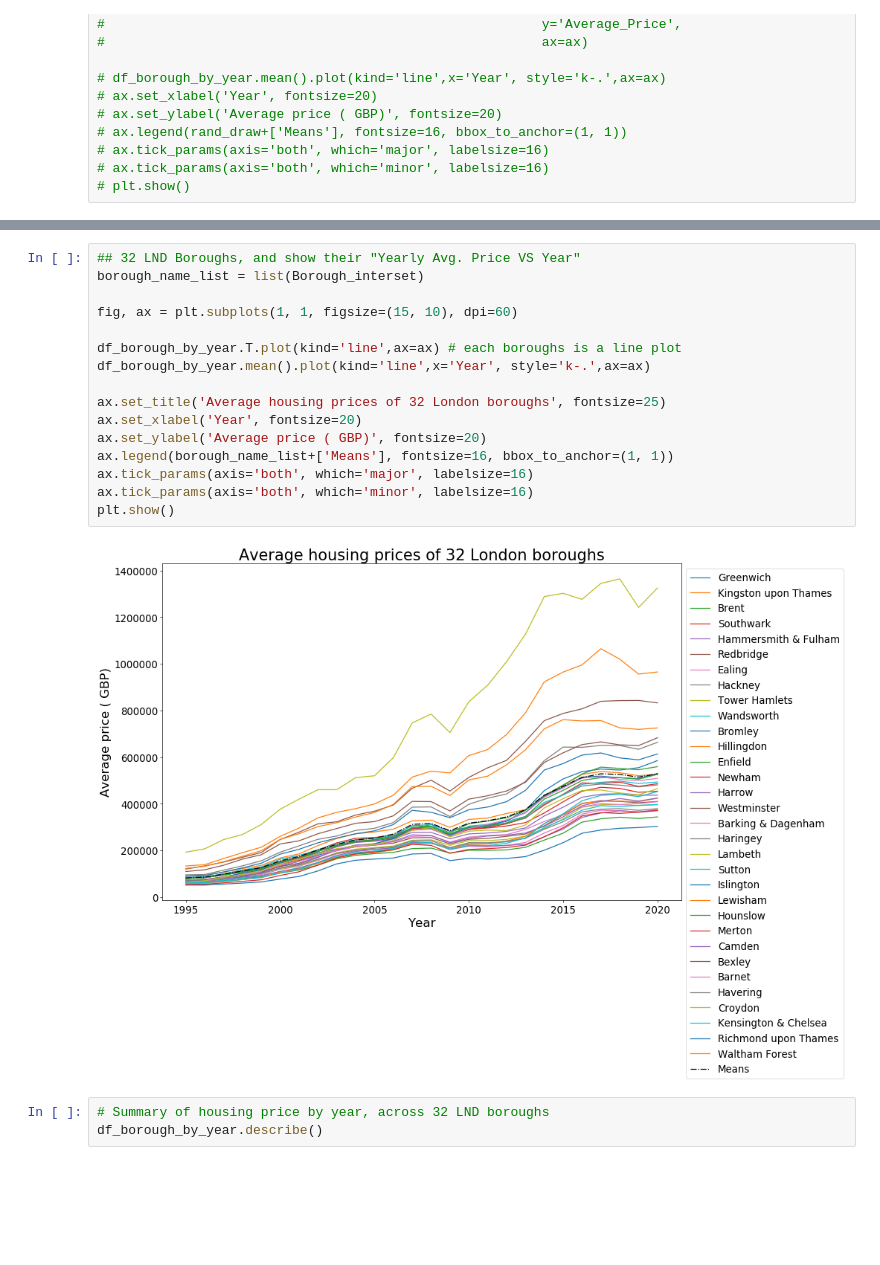
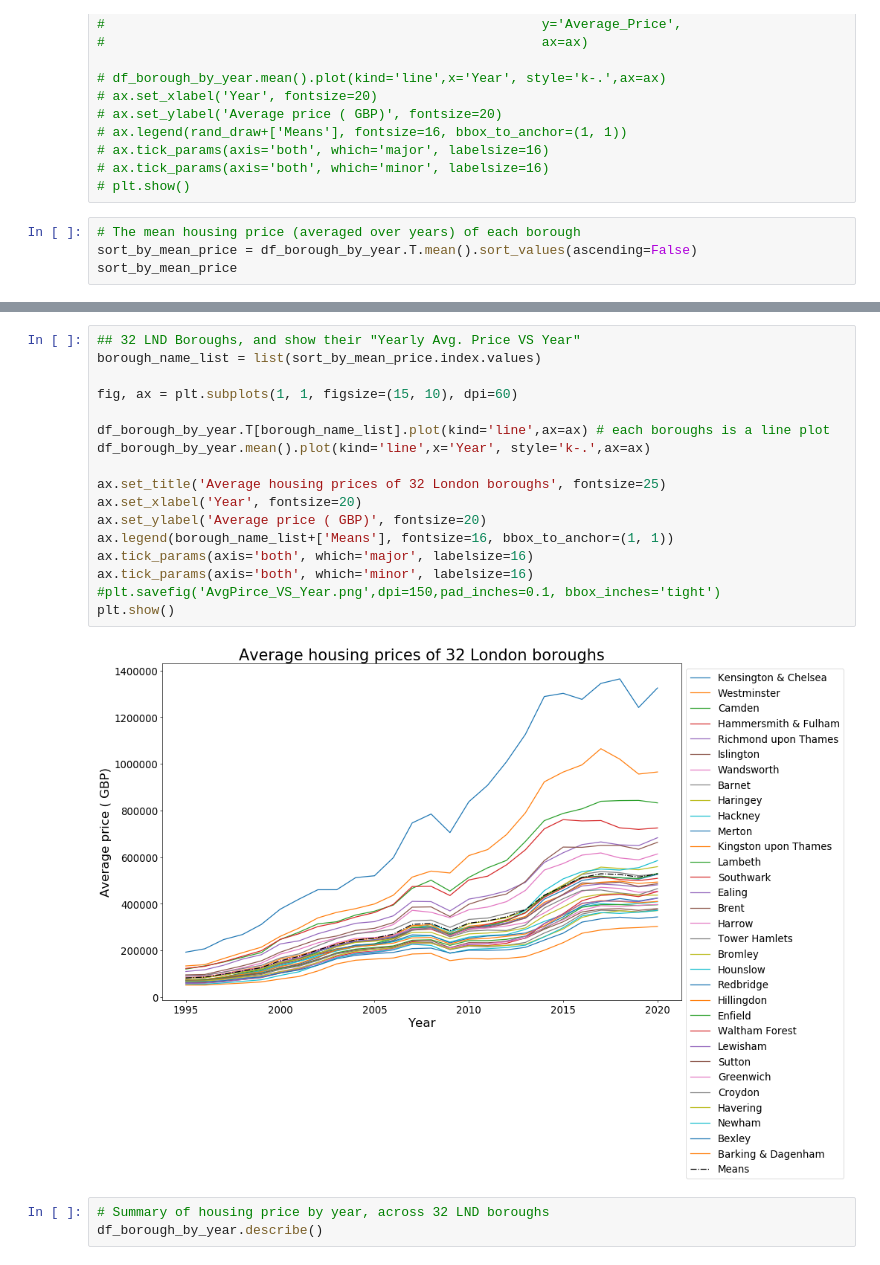
Before and after one commit to mendyhsu/Springboard, a Jupyter notebook: Unit4_3_CaseStudy/Unit 4 Challenge - Tier 3.ipynb, the cells around one changed output, grey strips where cells are left out. Cells and saved outputs as stored; diff of their text form; blank space fills up the shorter version.

```diff
--- a/Unit4_3_CaseStudy/Unit 4 Challenge - Tier 3.ipynb
+++ b/Unit4_3_CaseStudy/Unit 4 Challenge - Tier 3.ipynb
@@ -440,3 +440,7 @@ Bear in mind: you don't have to write a function like this if you don't want to.
 # ax.tick_params(axis='both', which='major', labelsize=16)
 # ax.tick_params(axis='both', which='minor', labelsize=16)
 # plt.show()
+# %%
+# The mean housing price (averaged over years) of each borough
+sort_by_mean_price = df_borough_by_year.T.mean().sort_values(ascending=False)
+sort_by_mean_price
@@ -443,21 +465,22 @@ Bear in mind: you don't have to write a function like this if you don't want to.
 # %%
 ## 32 LND Boroughs, and show their "Yearly Avg. Price VS Year"
-borough_name_list = list(Borough_interset)
+borough_name_list = list(sort_by_mean_price.index.values)
 
 fig, ax = plt.subplots(1, 1, figsize=(15, 10), dpi=60)
 
-df_borough_by_year.T.plot(kind='line',ax=ax) # each boroughs is a line plot
+df_borough_by_year.T[borough_name_list].plot(kind='line',ax=ax) # each boroughs is a line plot
 df_borough_by_year.mean().plot(kind='line',x='Year', style='k-.',ax=ax)
 
 ax.set_title('Average housing prices of 32 London boroughs', fontsize=25)
 ax.set_xlabel('Year', fontsize=20)
 ax.set_ylabel('Average price ( GBP)', fontsize=20)
 ax.legend(borough_name_list+['Means'], fontsize=16, bbox_to_anchor=(1, 1))
 ax.tick_params(axis='both', which='major', labelsize=16)
 ax.tick_params(axis='both', which='minor', labelsize=16)
+#plt.savefig('AvgPirce_VS_Year.png',dpi=150,pad_inches=0.1, bbox_inches='tight')
 plt.show()
 # %% [output]
-[figure, old version]
+[figure, new version]
 # %%
 # Summary of housing price by year, across 32 LND boroughs
 df_borough_by_year.describe()
```
Also changed, not shown: parts of 11 cells of this notebook.
